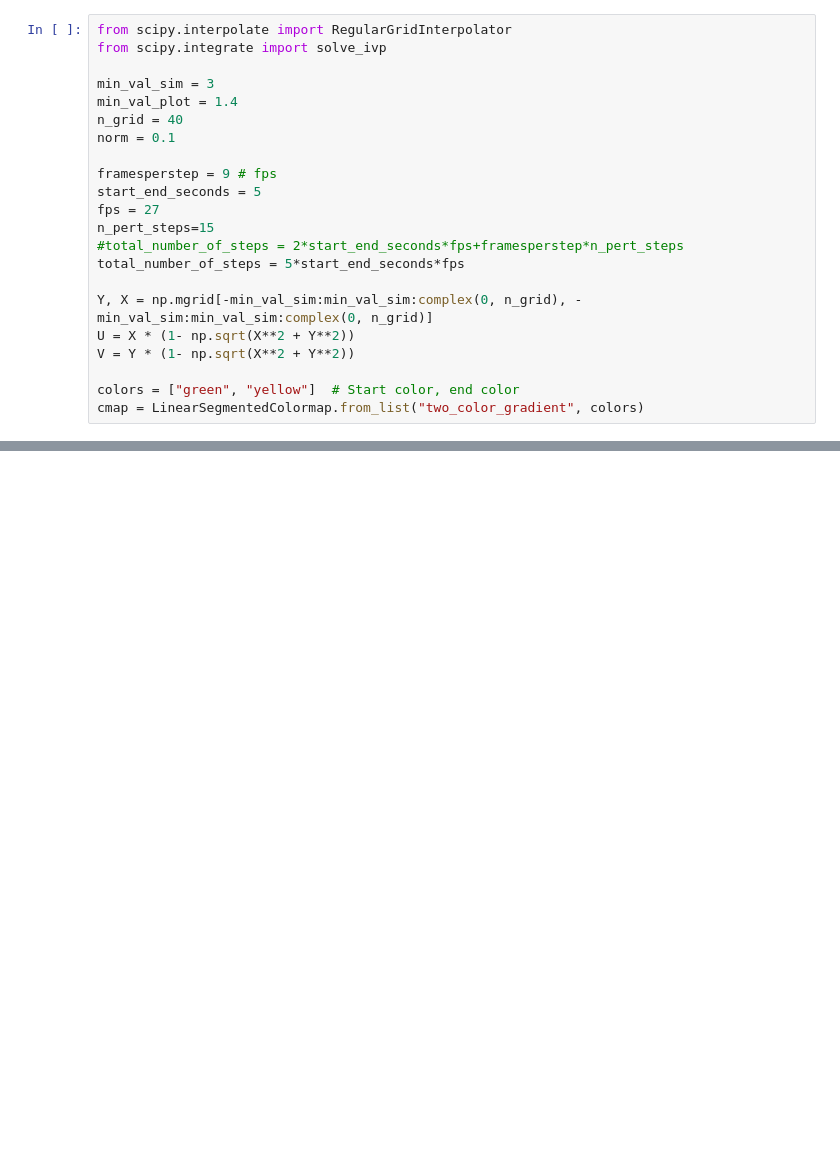
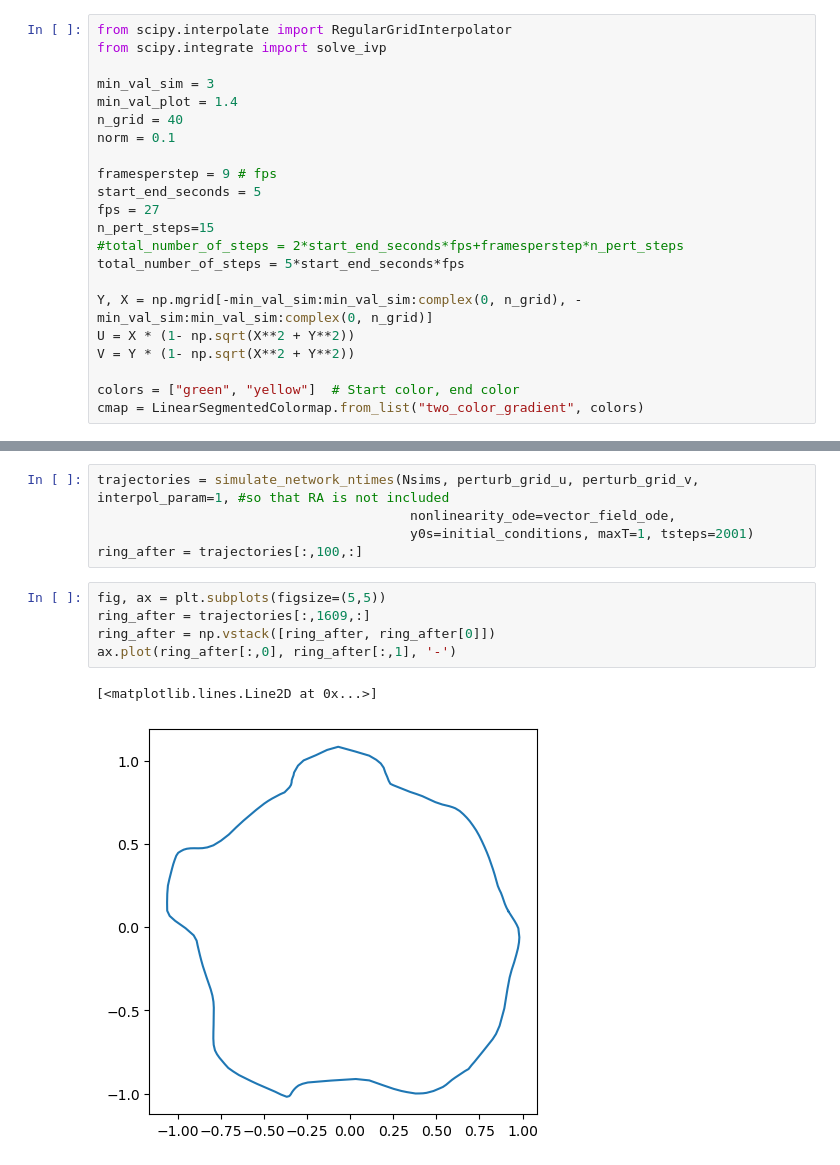
Before and after one commit to Asagodi/topological_diversity, a Jupyter notebook: Stability/videos/vector_field_animation.ipynb, the cells around one changed output, grey strips where cells are left out. Drawn from its saved outputs; the diff is of its cells as text; blank space fills up the shorter version.

Commit message:
parallel transport along flow of vector field

```diff
--- a/Stability/videos/vector_field_animation.ipynb
+++ b/Stability/videos/vector_field_animation.ipynb
@@ -964,0 +1000,13 @@ animation = make_streamline_animation_from_fixed_vf(f'ring_1s_ngrid{n_grid}',
+# %%
+trajectories = simulate_network_ntimes(Nsims, perturb_grid_u, perturb_grid_v, interpol_param=1, #so that RA is not included
+                                        nonlinearity_ode=vector_field_ode,
+                                        y0s=initial_conditions, maxT=1, tsteps=2001)
+ring_after = trajectories[:,100,:]
+# %%
+fig, ax = plt.subplots(figsize=(5,5))
+ring_after = trajectories[:,1609,:]
+ring_after = np.vstack([ring_after, ring_after[0]])
+ax.plot(ring_after[:,0], ring_after[:,1], '-')
+# %% [output]
+[<matplotlib.lines.Line2D at 0x...>]
+[figure, added]
```
Also changed, not shown: parts of 23 cells of this notebook.
